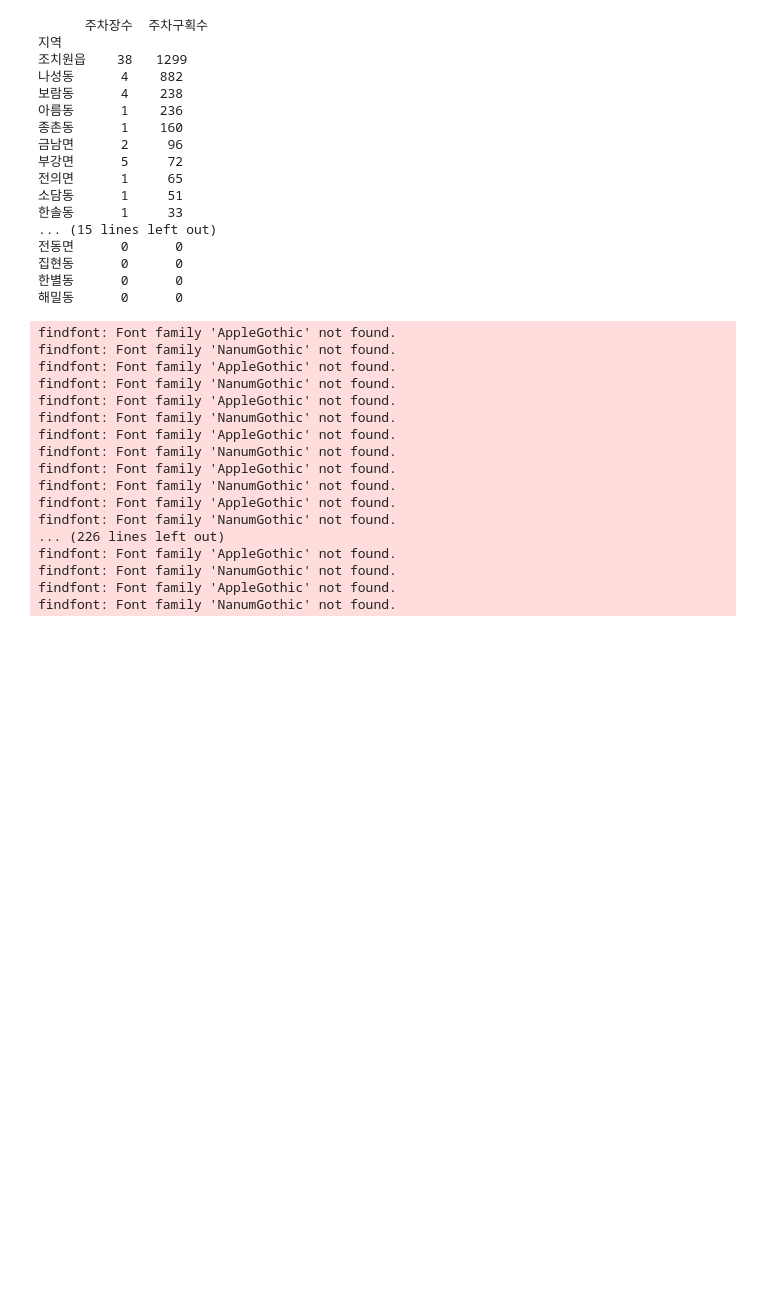
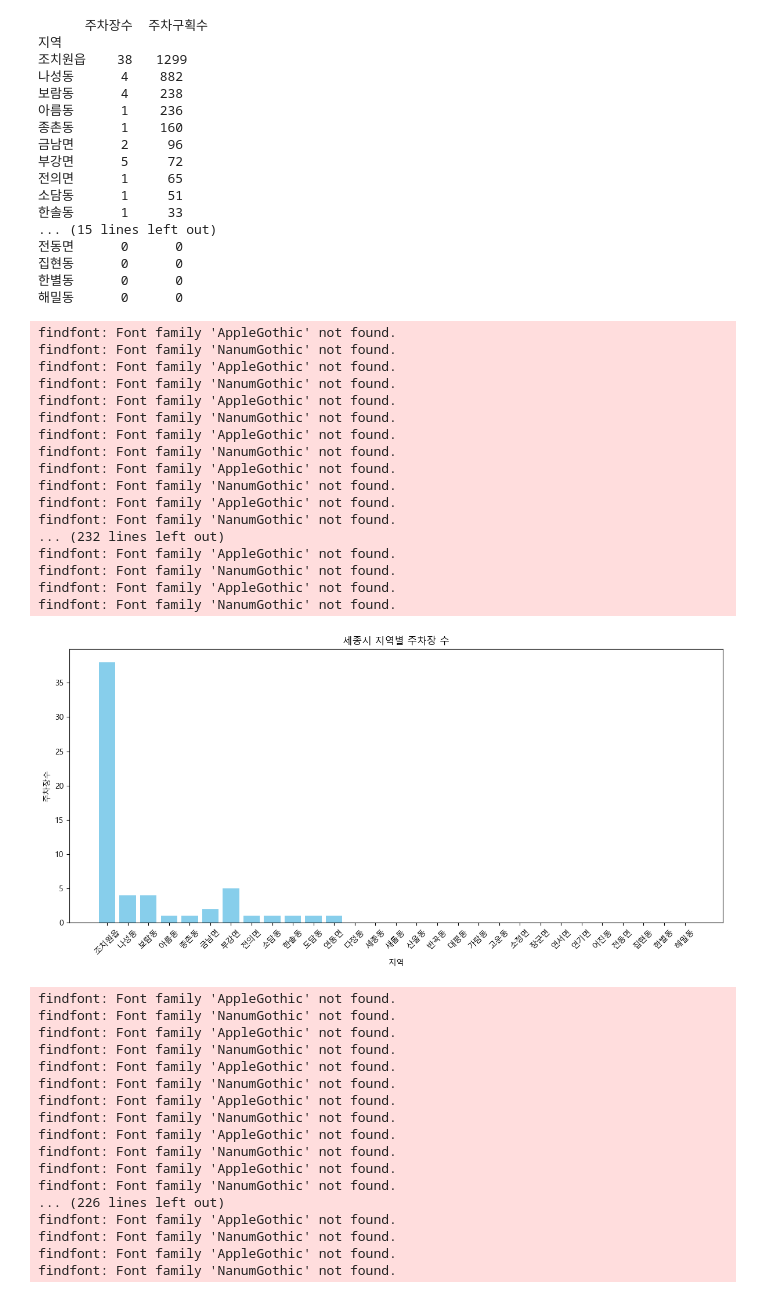
Before and after one commit to social-intelligence-team1/social-intelligence-project, a Jupyter notebook: 1-eda/eda_parking_lot.ipynb, the cells around one changed output. Saved outputs shown, nothing was run; the diff lists cells and outputs as text; code cells hidden in the pictures; blank space fills up the shorter version.

```diff
--- a/1-eda/eda-parking-lot.ipynb
+++ b/1-eda/eda_parking_lot.ipynb
@@ -167,6 +167,35 @@ sorted_summary.to_csv("../data/processed/parking_summary.csv")
 집현동      0      0
 한별동      0      0
 해밀동      0      0
+# %%
+# sorted_summary 시각화
+plt.figure(figsize=(12, 6))
+plt.bar(sorted_summary.index, sorted_summary['주차장수'], color='skyblue')
+plt.xlabel('지역')
+plt.ylabel('주차장수')
+plt.title('세종시 지역별 주차장 수')
+plt.xticks(rotation=45)
+plt.tight_layout()
+plt.show()
+# %% [output]
+findfont: Font family 'AppleGothic' not found.
+findfont: Font family 'NanumGothic' not found.
+findfont: Font family 'AppleGothic' not found.
+findfont: Font family 'NanumGothic' not found.
+findfont: Font family 'AppleGothic' not found.
+findfont: Font family 'NanumGothic' not found.
+findfont: Font family 'AppleGothic' not found.
+findfont: Font family 'NanumGothic' not found.
+findfont: Font family 'AppleGothic' not found.
+findfont: Font family 'NanumGothic' not found.
+findfont: Font family 'AppleGothic' not found.
+findfont: Font family 'NanumGothic' not found.
+... (232 lines left out)
+findfont: Font family 'AppleGothic' not found.
+findfont: Font family 'NanumGothic' not found.
+findfont: Font family 'AppleGothic' not found.
+findfont: Font family 'NanumGothic' not found.
+[figure, added]
 # %%
 # sorted_summary 시각화
 plt.figure(figsize=(12, 6))
```
Also changed, not shown: 10 other files.
